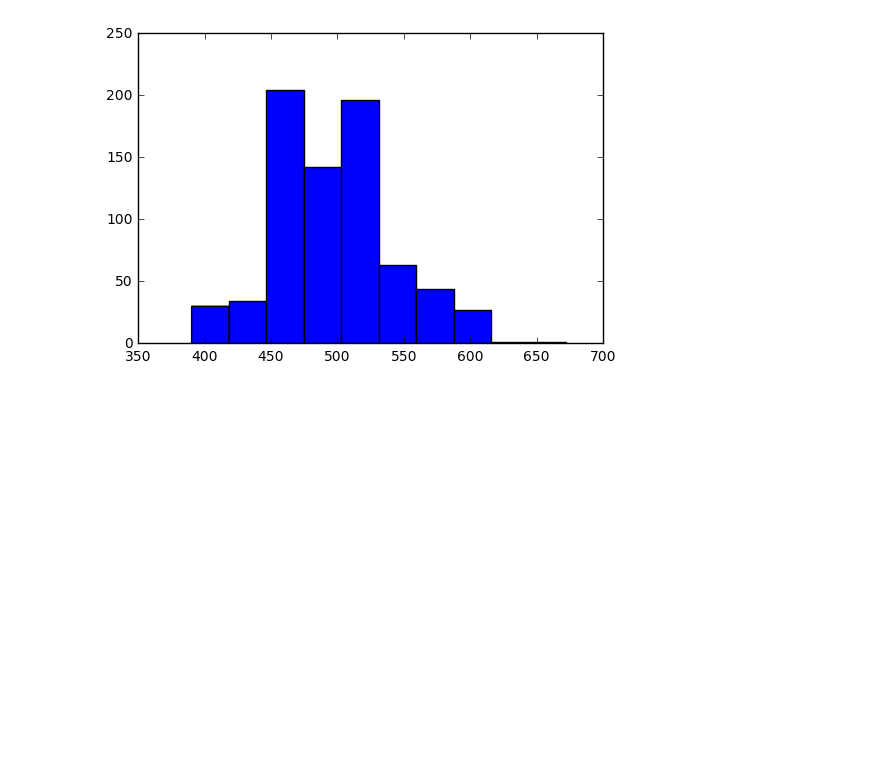
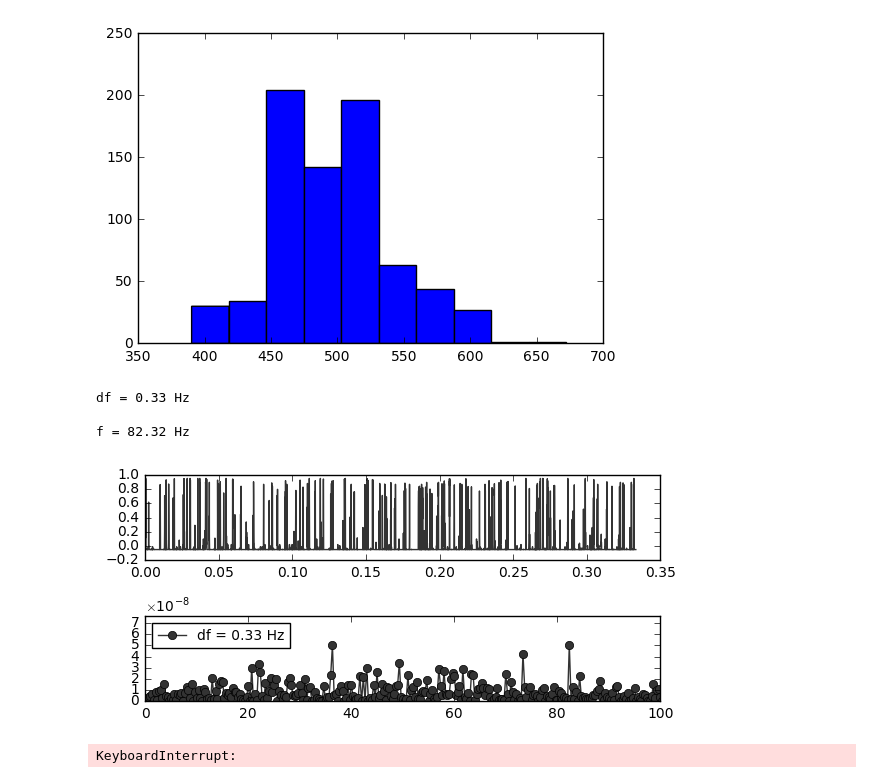
Before and after one commit to julionaojulho/image-analysis, a Jupyter notebook: x-t_plot.ipynb, the cells around one changed output. Drawn from its saved outputs; the diff is of its cells as text; code cells hidden in the pictures; blank space fills up the shorter version.

```diff
--- a/x-t_plot.ipynb
+++ b/x-t_plot.ipynb
@@ -37,3 +37,46 @@ print(np.mean(veloc))
 plt.hist(veloc);
 # %% [output]
 [figure]
+# %%
+gr = '#333333'
+sig = imgs.T[500] - np.mean(imgs.T[500])
+fs = 3000
+t = np.linspace(0,1000/fs,len(sig))
+Y = np.fft.fft(sig,norm='ortho')
+Y = 2 * Y / len(Y)
+Y[0] = Y[0] / 2
+f = np.fft.fftfreq(len(Y),d=1/fs)
+fig = plt.figure(figsize=(6,4/np.sqrt(2)))
+ax1 = fig.add_subplot(211)
+ax1.plot(t,sig,color=gr)
+ax2 = fig.add_subplot(212)
+ax2.plot(f[0:int(len(Y)/2)],np.abs(Y[0:int(len(Y)/2)])**2,'o-',
+        color=gr,label='df = {:.2f} Hz'.format(f[1]-f[0]))
+ax2.set_xlim([0, 100])
+ax2.set_ylim([0, 1.5*np.max(np.abs(Y[0:int(len(Y)/2)])**2)])
+plt.ticklabel_format(style='sci', axis='y', scilimits=(0,4))
+ax2.yaxis.major.formatter._useMathText = True
+ax2.legend(loc='best',numpoints=1,fontsize=10)
+plt.tight_layout()
+idx = np.argmax(np.abs(Y[0:int(len(Y)/2)])**2)
+print('df = {:.2f} Hz\n'.format(f[1]-f[0]))
+print('f = {:.2f} Hz'.format(f[idx]))
+# %% [output]
+df = 0.33 Hz
+
+f = 82.32 Hz
+[figure, added]
+# %%
+fs = 3000
+freq = []
+for i,ts in enumerate(imgs.T):
+    ts_flip = ts - np.mean(ts)
+    Y = np.fft.fft(ts_flip,norm='ortho')
+    Y = 2 * Y / len(Y)
+    Y[0] = Y[0] / 2
+    f = np.fft.fftfreq(len(Y),d=1/fs)
+    idx = np.argmax(np.abs(Y[0:int(len(Y)/2)])**2)
+    freq.append(f[idx])
+print('Frequência média: {:.2f} Hz'.format(np.mean(freq)))
+# %% [output]
+KeyboardInterrupt:
```
Also changed, not shown: parts of 6 cells of this notebook, 4 other files.
